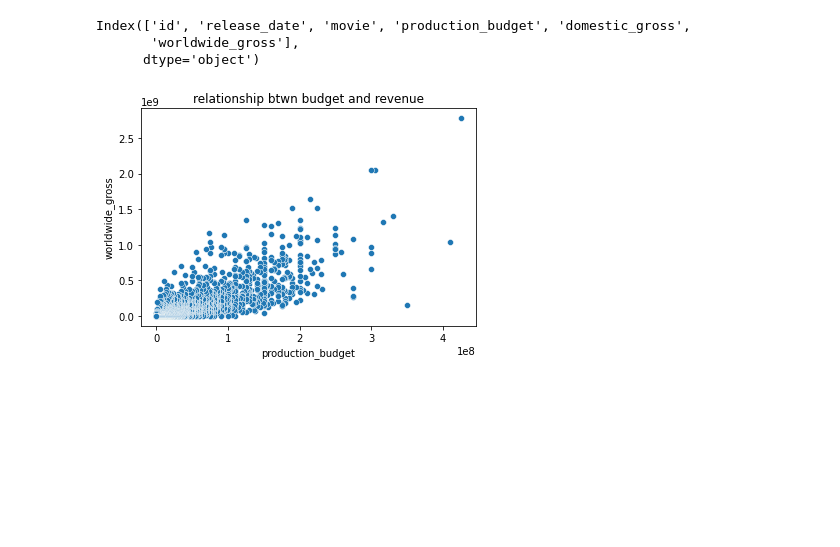
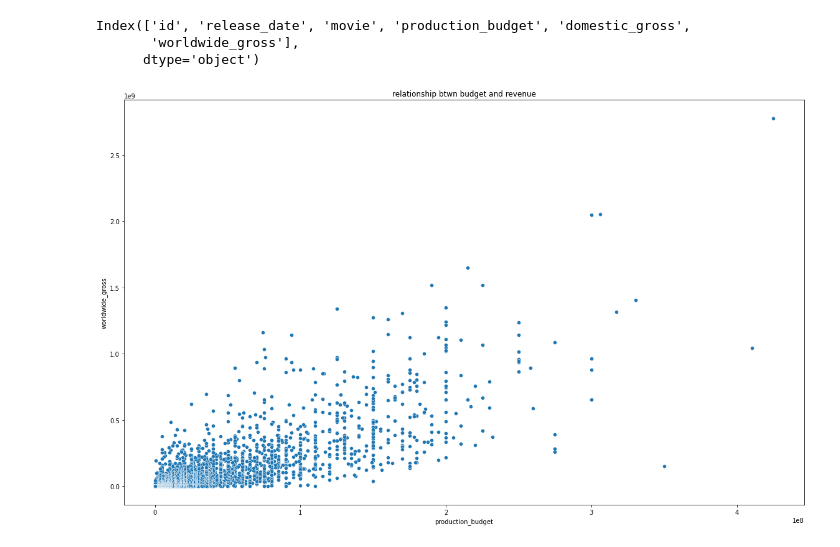
Before and after one commit to Mbachia/Movie_Project-1, a Jupyter notebook: project.ipynb, the cells around one changed output. Saved outputs shown, nothing was run; the diff lists cells and outputs as text; code cells hidden in the pictures; blank space fills up the shorter version.

```diff
--- a/project.ipynb
+++ b/project.ipynb
@@ -296,8 +682,10 @@ Index(['id', 'release_date', 'movie', 'production_budget', 'domestic_gross',
        'worldwide_gross'],
       dtype='object')
 # %%
+plt.figure(figsize=(16,10))
 sns.scatterplot(x='production_budget', y='worldwide_gross', data=budgetDF)
 plt.title('relationship btwn budget and revenue')
+plt.tight_layout()
 plt.show()
 # %% [output]
-[figure, old version]
+[figure, new version]
```
Also changed, not shown: parts of 60 cells of this notebook.
